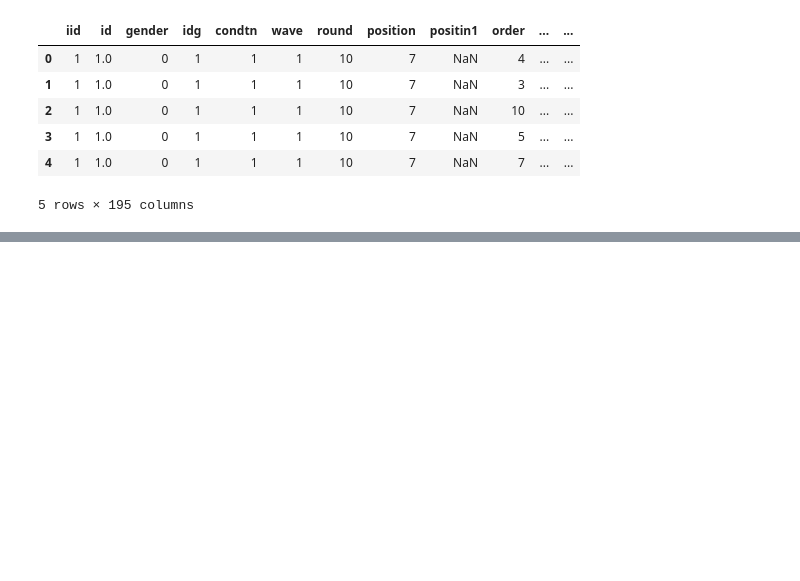
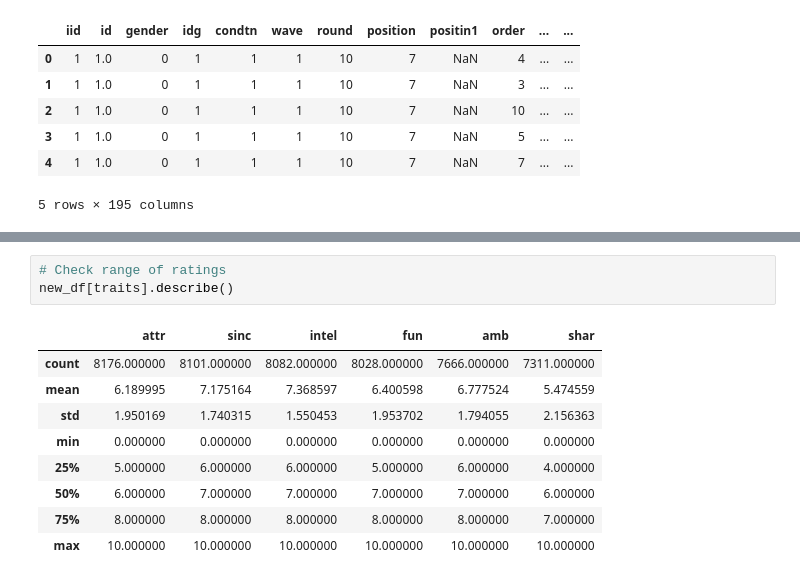
Before and after one commit to delaneyvanderpool/FDS2-F26-FinalProject-Group4, a Jupyter notebook: q1_natalie.ipynb, the cells around one changed output, grey strips where cells are left out. Drawn from its saved outputs; the diff is of its cells as text; blank space fills up the shorter version.

```diff
--- a/q1_natalie.ipynb
+++ b/q1_natalie.ipynb
@@ -24,0 +51,13 @@ df.head()
+# %%
+# Check range of ratings
+new_df[traits].describe()
+# %% [output]
+|  | attr | sinc | intel | fun | amb | shar |
+| count | 8176.000000 | 8101.000000 | 8082.000000 | 8028.000000 | 7666.000000 | 7311.000000 |
+| mean | 6.189995 | 7.175164 | 7.368597 | 6.400598 | 6.777524 | 5.474559 |
+| std | 1.950169 | 1.740315 | 1.550453 | 1.953702 | 1.794055 | 2.156363 |
+| min | 0.000000 | 0.000000 | 0.000000 | 0.000000 | 0.000000 | 0.000000 |
+| 25% | 5.000000 | 6.000000 | 6.000000 | 5.000000 | 6.000000 | 4.000000 |
+| 50% | 6.000000 | 7.000000 | 7.000000 | 7.000000 | 7.000000 | 6.000000 |
+| 75% | 8.000000 | 8.000000 | 8.000000 | 8.000000 | 8.000000 | 7.000000 |
+| max | 10.000000 | 10.000000 | 10.000000 | 10.000000 | 10.000000 | 10.000000 |
```
Also changed, not shown: parts of 10 cells of this notebook, 1 other file.
